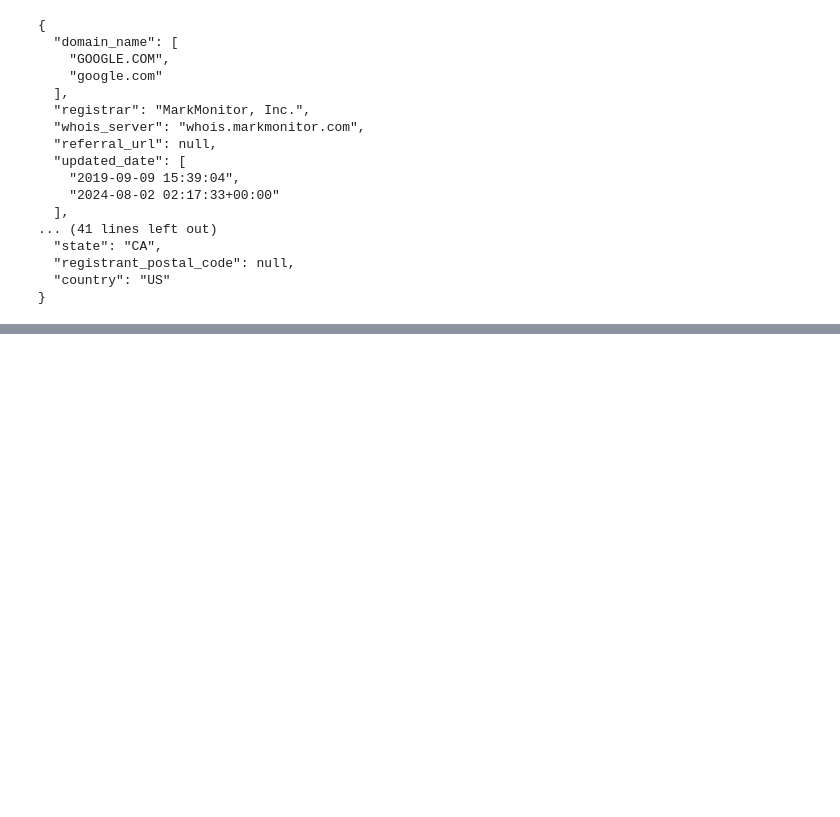
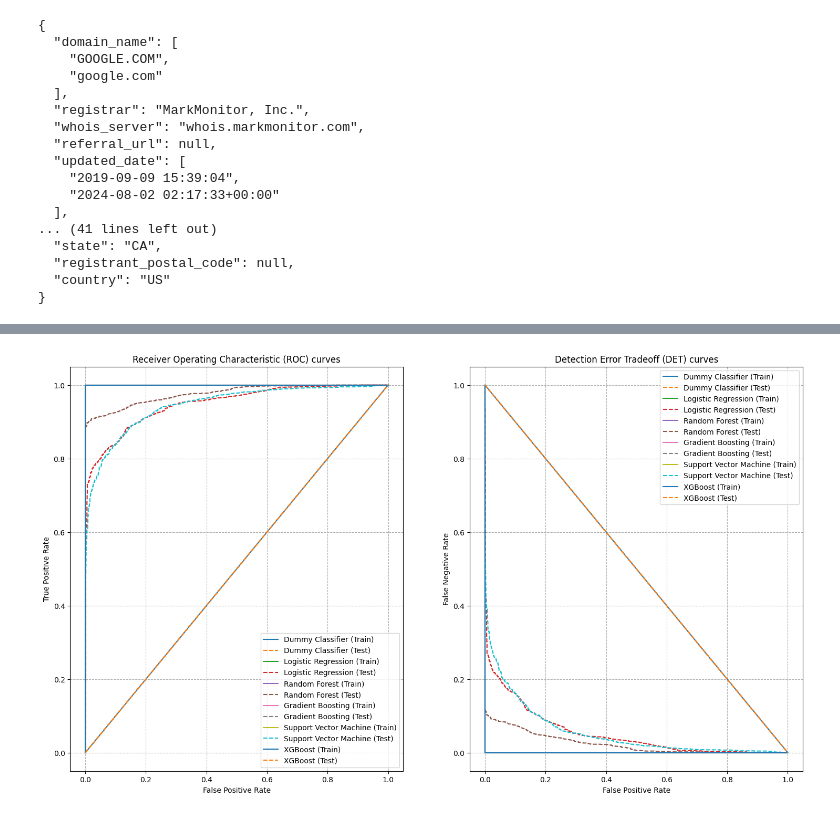
Before and after one commit to Waldea/Phishing-URL-Detection, a Jupyter notebook: richard.ipynb, the cells around one changed output, grey strips where cells are left out. Saved outputs shown, nothing was run; the diff lists cells and outputs as text; code cells hidden in the pictures; blank space fills up the shorter version.

```diff
--- a/richard.ipynb
+++ b/richard.ipynb
@@ -726,0 +1342,12 @@ X_train, X_test, y_train, y_test = train_test_split(X, y, test_size=0.4, random_
+# %%
+X = df_with_features.drop(columns=['label'])
+y = df_with_features['label']
+
+X_train, X_test, y_train, y_test = train_test_split(X, y, test_size=0.35, random_state=42)
+# %%
+y# Mapping the categorical labels to numeric values
+y_train_encoded = y_train.map({'benign': 0, 'malignant': 1})
+y_test_encoded = y_test.map({'benign': 0, 'malignant': 1})
+
+# Verify the res
+y_train_encoded.head()
@@ -743,13 +1437,13 @@ from imblearn.pipeline import Pipeline
 from sklearn.metrics import accuracy_score, confusion_matrix, ConfusionMatrixDisplay, silhouette_score, classification_report
 # %%
 dummy_clf = DummyClassifier(strategy='most_frequent', random_state=42)
-dummy_clf.fit(X_train, y_train)
+dummy_clf.fit(X_train, y_train_encoded)
 
 y_pred_baseline = dummy_clf.predict(X_test)
 
-accuracy_baseline = accuracy_score(y_test, y_pred_baseline)
+accuracy_baseline = accuracy_score(y_test_encoded, y_pred_baseline)
 print(f"Baseline Model Accuracy: {accuracy_baseline:.4f}")
 
 # Generate the classification report
 print("\nBaseline Model Classification Report:")
-print(classification_report(y_test, y_pred_baseline, zero_division = 0));
+print(classification_report(y_test_encoded, y_pred_baseline, zero_division = 0));
@@ -760,16 +1524,16 @@ from imblearn.over_sampling import SMOTE
 smote = SMOTE(random_state=42, k_neighbors=4)
 
 # Apply SMOTE to the training data
-X_train_balanced, y_train_balanced = smote.fit_resample(X_train_scaled, y_train)
+X_train_balanced, y_train_balanced = smote.fit_resample(X_train, y_train_encoded)
 
 # Fit the Logistic Regression model on the balanced data
 model = LogisticRegression(class_weight='balanced', max_iter=1000)
 model.fit(X_train_balanced, y_train_balanced)
 
 # Predictions and evaluation for Logistic Regression
-y_pred = model.predict(X_test_scaled)
-print(f"\nLogistic Regression Model Accuracy: {accuracy_score(y_test, y_pred):.4f}")
+y_pred = model.predict(X_test)
+print(f"\nLogistic Regression Model Accuracy: {accuracy_score(y_test_encoded, y_pred):.4f}")
 print("Confusion Matrix:")
-print(confusion_matrix(y_test, y_pred))
+print(confusion_matrix(y_test_encoded, y_pred))
 print('Classification Report:')
-print(classification_report(y_test, y_pred, zero_division=0))
+print(classification_report(y_test_encoded, y_pred, zero_division=0))
@@ -886,5 +1613,6 @@ for model_name, model in models.items():
 # %%
 import matplotlib.pyplot as plt
+from sklearn.metrics import roc_curve, roc_auc_score
 
 
 fitted_models = {}
@@ -894,33 +1622,35 @@ fig, [ax_roc, ax_det] = plt.subplots(1, 2, figsize=(18, 10))
 for model_name, pipeline in fitted_pipelines.items():
     # Calculate probabilities for train and test data
     y_train_score = pipeline.predict_proba(X_train)[:, 1]
     y_test_score = pipeline.predict_proba(X_test)[:, 1]
 
     # ROC curves for train and test sets
-    train_fpr, train_tpr, _ = roc_curve(y_train, y_train_score)
-    test_fpr, test_tpr, _ = roc_curve(y_test, y_test_score)
+    train_fpr, train_tpr, _ = roc_curve(y_train_encoded, y_train_score)
+    test_fpr, test_tpr, _ = roc_curve(y_test_encoded, y_test_score)
 
     # Plot ROC curves with labels
     ax_roc.plot(train_fpr, train_tpr, label=f"{model_name} (Train)")
     ax_roc.plot(test_fpr, test_tpr, linestyle='--', label=f"{model_name} (Test)")
 
     # DET curves (FPR vs FNR) for train and test sets
     train_fnr = 1 - train_tpr
     test_fnr = 1 - test_tpr
 
     ax_det.plot(train_fpr, train_fnr, label=f"{model_name} (Train)")
     ax_det.plot(test_fpr, test_fnr, linestyle='--', label=f"{model_name} (Test)")
 
 # Customize the plots
 ax_roc.set_title("Receiver Operating Characteristic (ROC) curves")
 ax_det.set_title("Detection Error Tradeoff (DET) curves")
 ax_roc.grid(linestyle="--")
 ax_det.grid(linestyle="--")
 ax_roc.set_xlabel("False Positive Rate")
 ax_roc.set_ylabel("True Positive Rate")
 ax_det.set_xlabel("False Positive Rate")
 ax_det.set_ylabel("False Negative Rate")
 ax_roc.legend()
 ax_det.legend()
 plt.show()
+# %% [output]
+[figure, added]
 # %%
```
Also changed, not shown: parts of 66 cells of this notebook.
